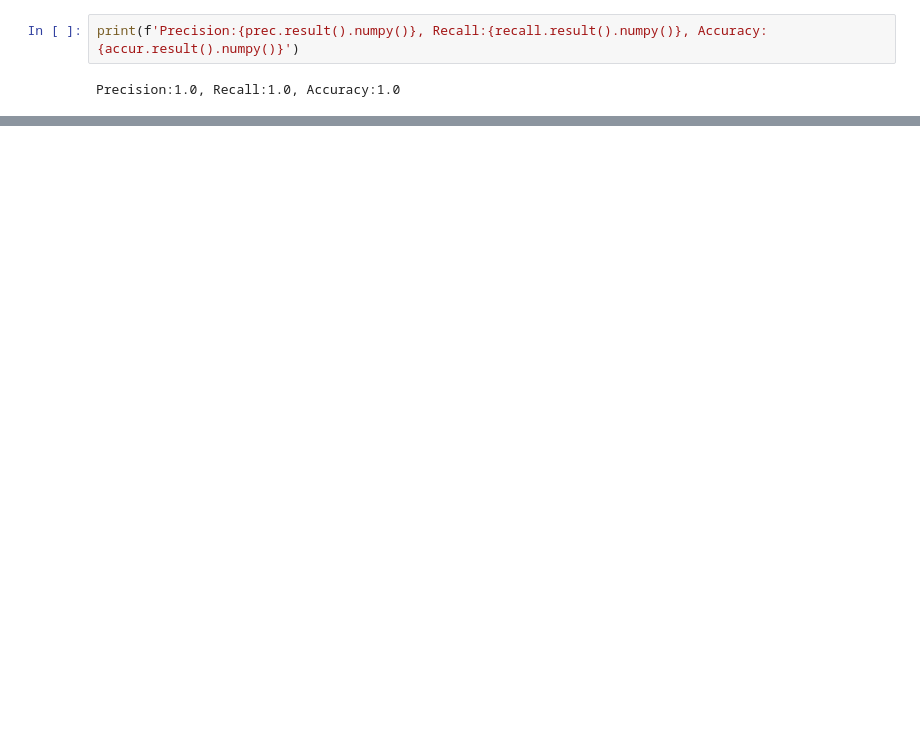
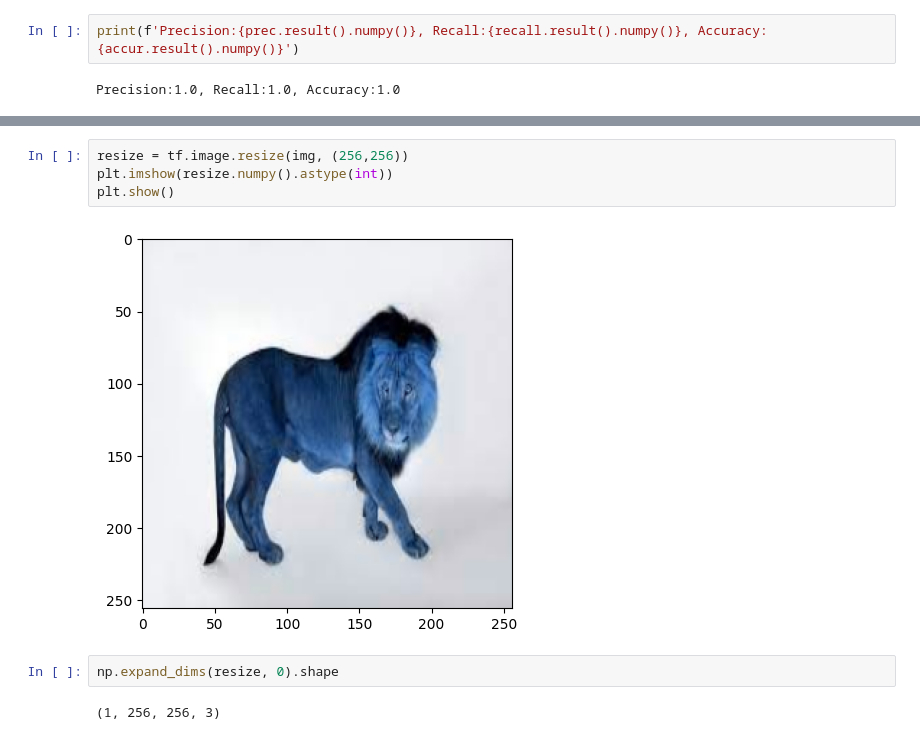
Before and after one commit to DenisSobczyk/Lion_Cheetah_Classification_DL, a Jupyter notebook: app.ipynb, the cells around one changed output, grey strips where cells are left out. Cells and saved outputs as stored; diff of their text form; blank space fills up the shorter version.

```diff
--- a/app.ipynb
+++ b/app.ipynb
@@ -275,0 +283,10 @@ Precision:1.0, Recall:1.0, Accuracy:1.0
+# %%
+resize = tf.image.resize(img, (256,256))
+plt.imshow(resize.numpy().astype(int))
+plt.show()
+# %% [output]
+[figure, added]
+# %%
+np.expand_dims(resize, 0).shape
+# %% [output]
+(1, 256, 256, 3)
```
Also changed, not shown: parts of 12 cells of this notebook.
